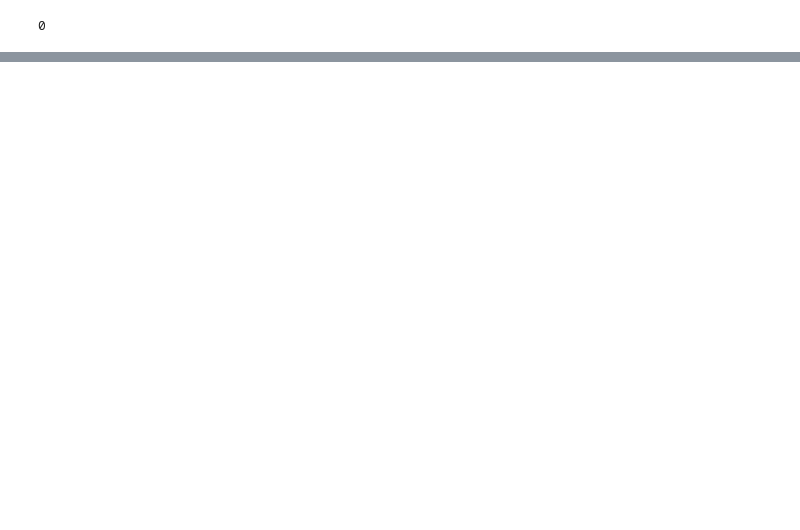
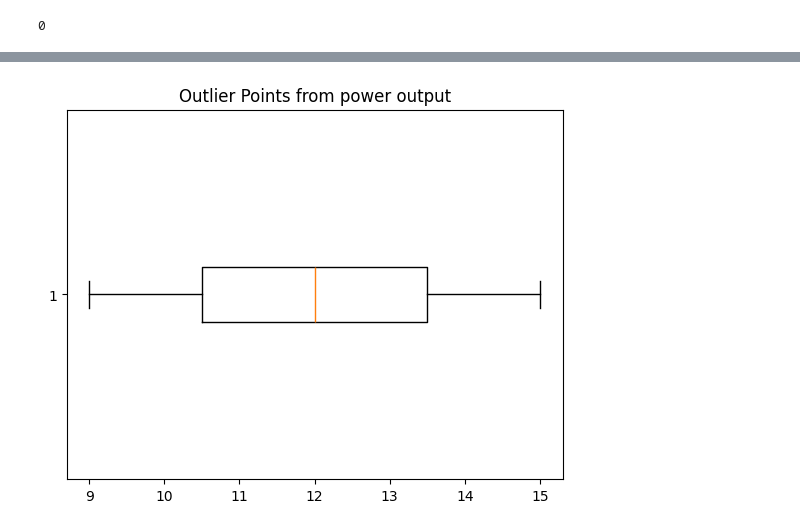
Before and after one commit to cristian-bitica/energy_code_challenge, a Jupyter notebook: src/data_analysis.ipynb, the cells around one changed output, grey strips where cells are left out. Cells and saved outputs as stored; diff of their text form; code cells hidden in the pictures; blank space fills up the shorter version.

```diff
--- a/src/data_analysis.ipynb
+++ b/src/data_analysis.ipynb
@@ -86,0 +251,6 @@ group_3_df.summary().show()
+# %%
+plt.boxplot(raw_pandas_df['wind_speed'], vert=False)
+plt.title('Outlier Points from power output')
+plt.show()
+# %% [output]
+[figure, added]
```
Also changed, not shown: parts of 28 cells of this notebook, 12 other files.
